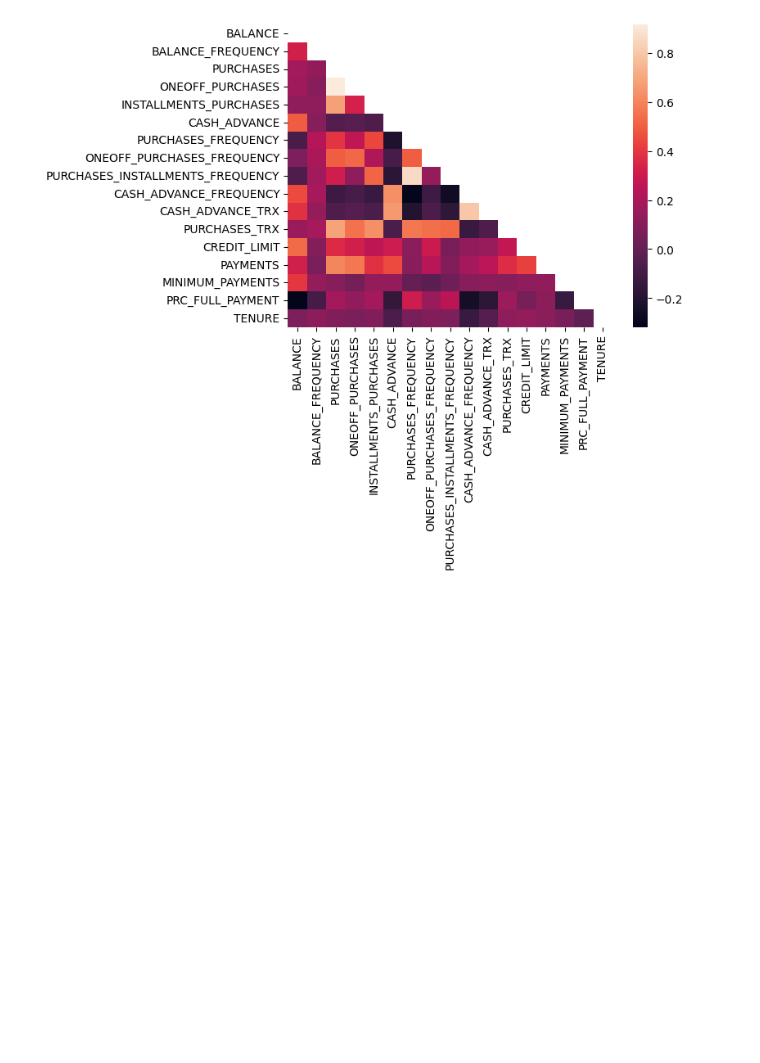
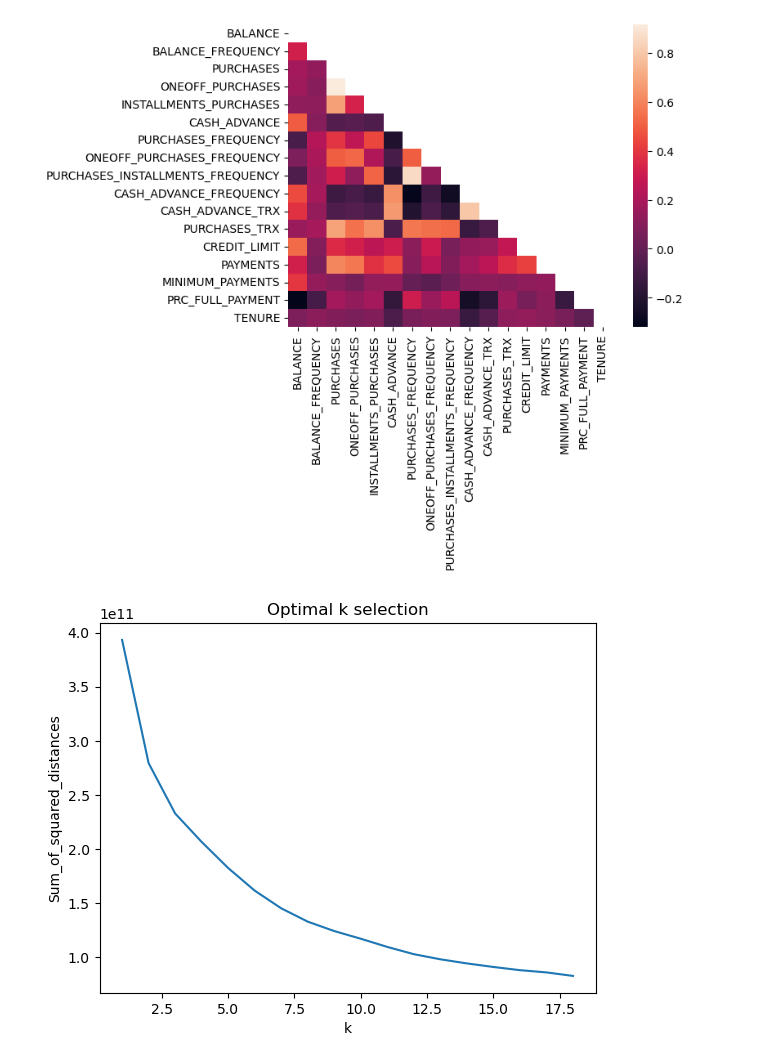
Before and after one commit to mtang24/card_clusters, a Jupyter notebook: Code_groupXXX.ipynb, the cells around one changed output. Drawn from its saved outputs; the diff is of its cells as text; code cells hidden in the pictures; blank space fills up the shorter version.

```diff
--- a/Code_groupXXX.ipynb
+++ b/Code_groupXXX.ipynb
@@ -108,3 +109,22 @@ sns.heatmap(corr, mask=mask)
 # %% [output]
 <Axes: >
 [figure]
+# %%
+from sklearn.cluster import KMeans
+from sklearn.cluster import DBSCAN
+from sklearn.mixture import GaussianMixture
+from sklearn.model_selection import GridSearchCV
+
+Sum_of_squared_distances = []
+K = range(1,19)
+for k in K:
+    km = KMeans(n_clusters=k, n_init=10)
+    km = km.fit(data)
+    Sum_of_squared_distances.append(km.inertia_)
+plt.plot(K, Sum_of_squared_distances)
+plt.xlabel('k')
+plt.ylabel('Sum_of_squared_distances')
+plt.title('Optimal k selection')
+plt.show()
+# %% [output]
+[figure, added]
```
Also changed, not shown: parts of 1 cell of this notebook.
